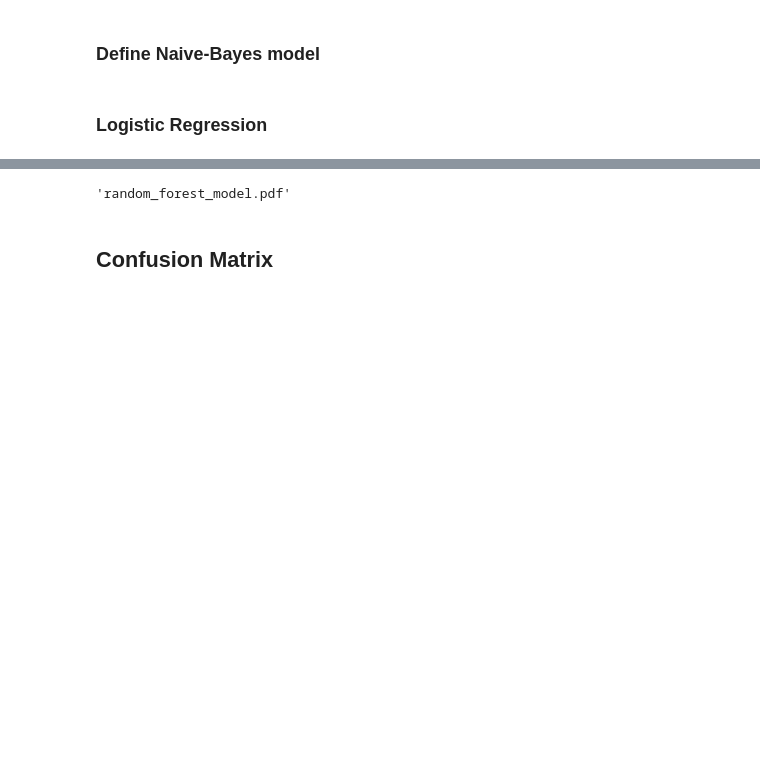
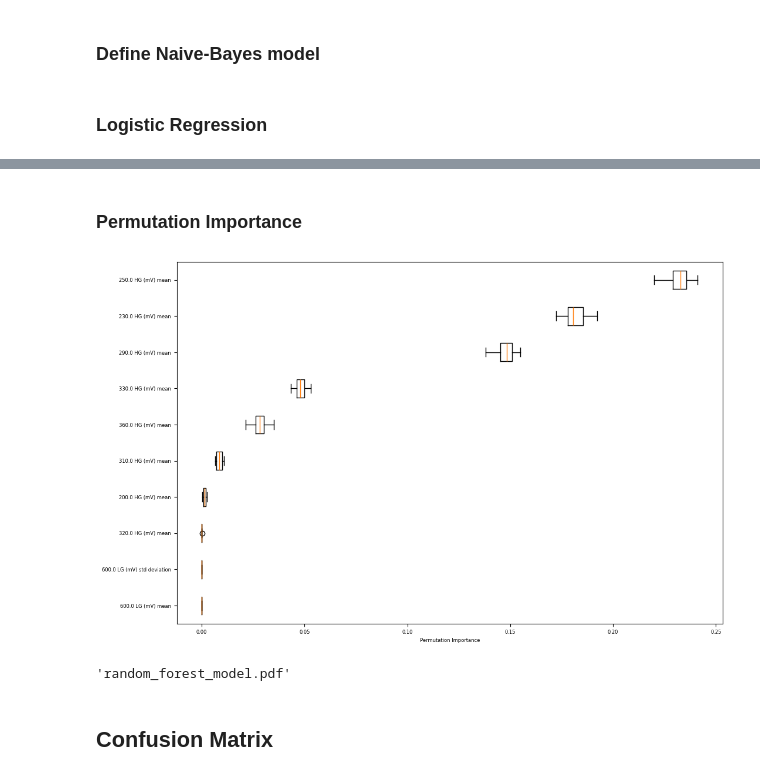
Before and after one commit to danimp94/PLASTICS-THz, a Jupyter notebook: src/scripts/notebook/Freq_Optimizacion_other_models.ipynb, the cells around one changed output, grey strips where cells are left out. Saved outputs shown, nothing was run; the diff lists cells and outputs as text; code cells hidden in the pictures; blank space fills up the shorter version.

```diff
--- a/src/scripts/notebook/Freq_Optimizacion_other_models.ipynb
+++ b/src/scripts/notebook/Freq_Optimizacion_other_models.ipynb
@@ -460,3 +519,17 @@ Text(0.5, 0, 'Importance')
+# %% [markdown]
+### Permutation Importance
+# %%
+result = permutation_importance(lr_model, X_train, y_train, n_repeats=20, random_state=seed, n_jobs=2)
+# Preserve n most important features
+n = 10
+sorted_idx = result.importances_mean.argsort()[-n:]
+
+plt.figure(figsize=(12, 8))
+plt.boxplot(result.importances[sorted_idx].T, vert=False, labels=X_train.columns[sorted_idx])
+plt.xlabel('Permutation Importance')
+plt.show()
+# %% [output]
+[figure, added]
 # %%
 # Export Random Forest model with graphviz
 feature_names = X_train.columns.tolist()  # Replace with your actual feature names
```
Also changed, not shown: parts of 7 cells of this notebook.
